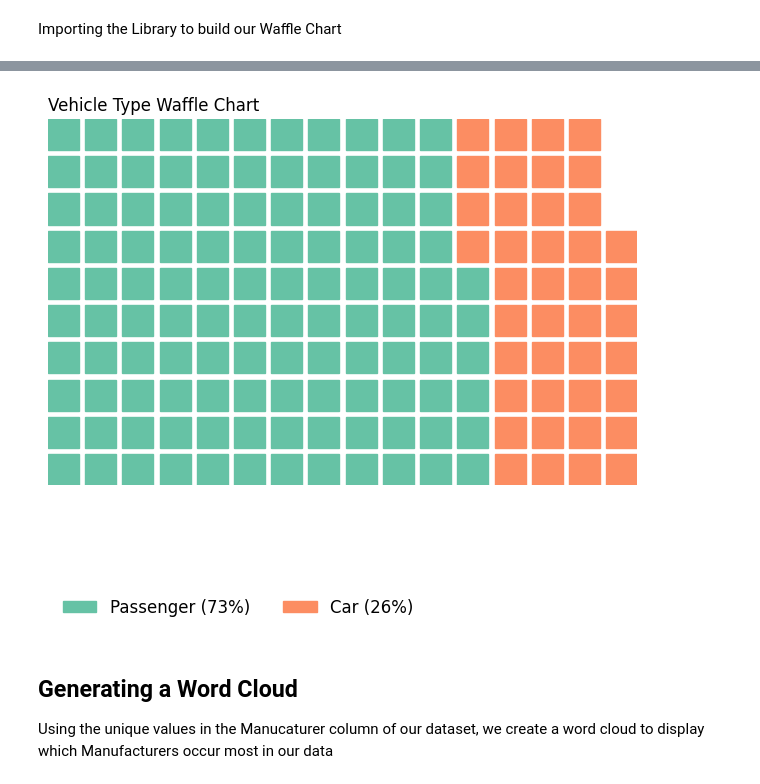
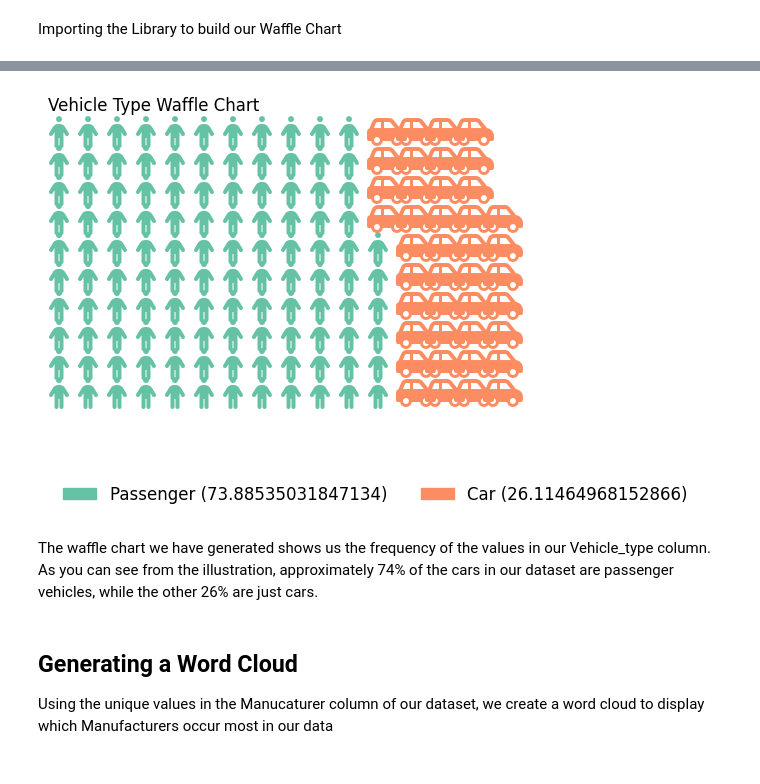
Before and after one commit to oqeshaaccc/Car_sale_analysis, a Jupyter notebook: Car_Sales_EDA.ipynb, the cells around one changed output, grey strips where cells are left out. Drawn from its saved outputs; the diff is of its cells as text; code cells hidden in the pictures.

```diff
--- a/Car_Sales_EDA.ipynb
+++ b/Car_Sales_EDA.ipynb
@@ -471,33 +472,36 @@ Successfully installed fontawesomefree-6.4.0 pywaffle-1.1.0
 # %%
 from pywaffle import Waffle
 
 # Data
 volv_df = data['Vehicle_type']
 value = volv_df.value_counts()
 
 value_dict = value.to_dict()
 #store each vehicle type and its count in a dictionary as this will help with the labels and legend for the waffle chart
 
 
 # Waffle chart
 plt.figure(
     FigureClass = Waffle,
     rows = 10,
     values = value,
+    icons=['person', 'car-side'],
     title = {'label':'Vehicle Type Waffle Chart',
-             'loc': 'left'}, labels=[f"{k} ({int(v / sum(value_dict.values()) * 100)}%)" for k, v in value_dict.items()],
+             'loc': 'left'}, labels=[f"{k} ({(v / sum(value_dict.values()) * 100)})" for k, v in value_dict.items()],
     legend={
         'loc': 'lower left',
         'bbox_to_anchor': (0, -0.4),
         'ncol': len(data),
         'framealpha': 0,
         'fontsize': 12
     }),
 
 
 plt.show()
 # %% [output]
-[figure, old version]
+[figure, new version]
+# %% [markdown]
+The waffle chart we have generated shows us the frequency of the values in our Vehicle_type column. As you can see from the illustration, approximately 74% of the cars in our dataset are passenger vehicles, while the other 26% are just cars.
 # %% [markdown]
 ## Generating a Word Cloud
 
```
Also changed, not shown: parts of 5 cells of this notebook.
